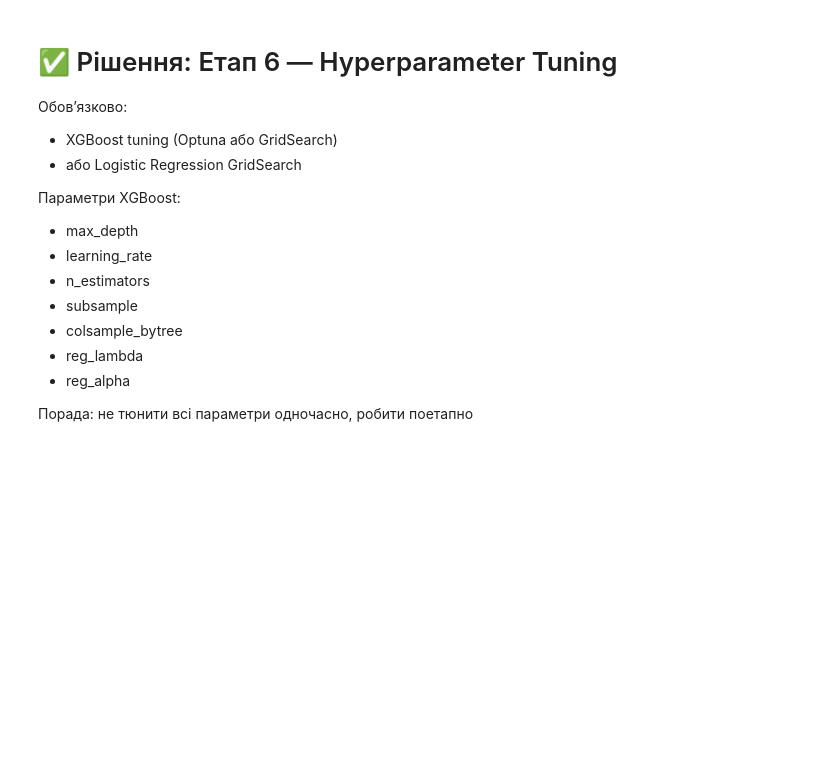
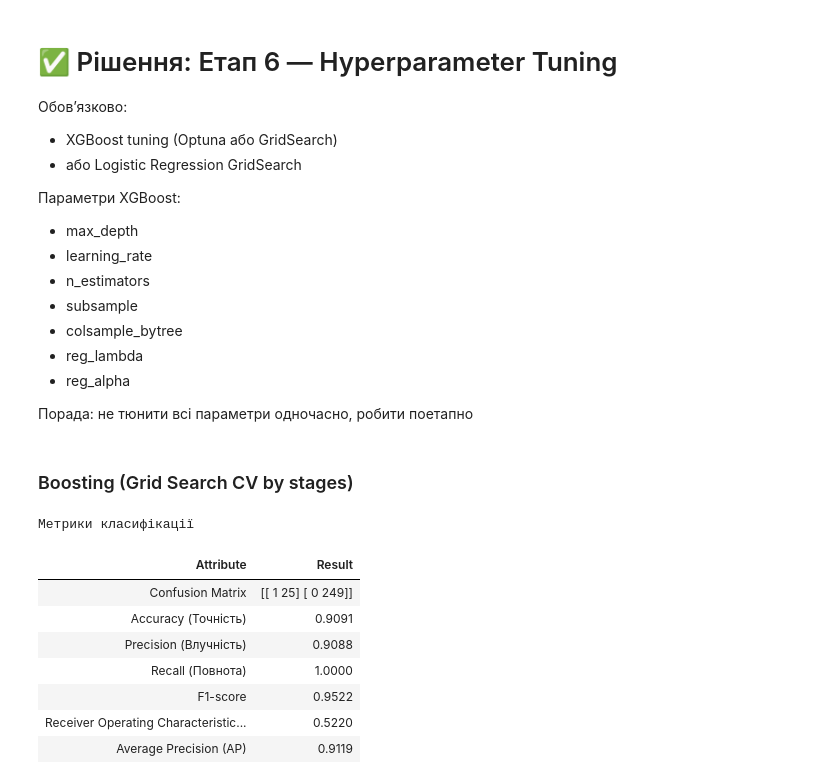
Before and after one commit to BogdanPinchuk/DataScience-PBY_HW20_Course_Project, a Jupyter notebook: Bohdan_Pinchuk_DS_HW20.ipynb, the cells around one changed output. Cells and saved outputs as stored; diff of their text form; code cells hidden in the pictures; blank space fills up the shorter version.

Commit message:
[Homework20] - implemented grid search and saved model

```diff
--- a/Bohdan_Pinchuk_DS_HW20.ipynb
+++ b/Bohdan_Pinchuk_DS_HW20.ipynb
@@ -3142,3 +3142,83 @@ plt.show()
 
 Порада:
 не тюнити всі параметри одночасно, робити поетапно
+# %%
+# GridSearchCV by stages
+
+import joblib
+from pathlib import Path
+from xgboost import XGBClassifier
+from sklearn.model_selection import StratifiedKFold, GridSearchCV
+
+# Input data
+n_splits = 5
+rng_seed = 42
+scoring = 'roc_auc'
+load_model = True
+check_weight = float(max(sorted_target_values_count) / min(sorted_target_values_count))
+
+grid_params = {
+    "scale_pos_weight": [ 0.1, 0.5, 1.0, 2.0, 3.0, 5.0, 7.0, 10.0, check_weight],
+    "max_depth": [3, 4, 5, 6, 10, 15, 20],
+    "min_child_weight": [1, 3, 5, 10, 20],
+    "learning_rate": [0.01, 0.05, 0.1],
+    "n_estimators": [50, 100, 200, 300, 500, 800],
+    "subsample": [0.5, 0.6, 0.7, 0.8, 0.9, 1.0],
+    "colsample_bytree": [0.5, 0.6, 0.7, 0.8, 0.9, 1.0],
+    "reg_lambda": [0.1, 1, 2, 5, 10],
+    "reg_alpha": [0, 0.1, 0.5, 1],
+}
+
+# Solution
+grid_search = None
+model_config = {}
+
+for idx, (param_name, value_list) in enumerate(grid_params.items()):
+    model_file_name = f"resources/grid_search_cv/credit_card_dataset_xgboost_grid_by_stages_{idx}.model"
+    file_path = Path(model_file_name)
+
+    # try to load scores
+    if load_model and file_path.exists():
+        scores = joblib.load(model_file_name)
+    else:
+        skf = StratifiedKFold(n_splits=n_splits, shuffle=True, random_state=rng_seed)
+        grid_model = XGBClassifier(
+            random_state=rng_seed,
+            eval_metric='logloss',
+            n_jobs=-1,
+            **model_config,
+        )
+        grid_search = GridSearchCV(grid_model,
+                                   param_grid={param_name: value_list},
+                                   cv=skf,
+                                   scoring=scoring,
+                                   n_jobs=-1)
+        grid_search.fit(X_train, Y_train, verbose=0)
+        # save model
+        joblib.dump(grid_search, model_file_name)
+
+    # save parameter
+    model_config[param_name] = grid_search.best_params_[param_name]
+
+if grid_search is not None:
+    best_model = grid_search.best_estimator_
+
+    Y_pred_xgb_grid_stages = best_model.predict(X_test)
+    Y_prob_xgb_grid_stages = best_model.predict_proba(X_test)[:, 1]
+
+    # Print results
+    display(Markdown(f"### Boosting (Grid Search CV by stages)"))
+    df_xgb_grid_stages = mn.calc_class_metrics(Y_test, Y_pred_xgb_grid_stages, Y_prob_xgb_grid_stages)
+
+print(model_config)
+# %% [output]
+### Boosting (Grid Search CV by stages)
+Метрики класифікації
+| Attribute | Result |
+| Confusion Matrix | [[ 1 25] [ 0 249]] |
+| Accuracy (Точність) | 0.9091 |
+| Precision (Влучність) | 0.9088 |
+| Recall (Повнота) | 1.0000 |
+| F1-score | 0.9522 |
+| Receiver Operating Characteristic... | 0.5220 |
+| Average Precision (AP) | 0.9119 |
```
Also changed, not shown: parts of 1 cell of this notebook, 10 other files.
